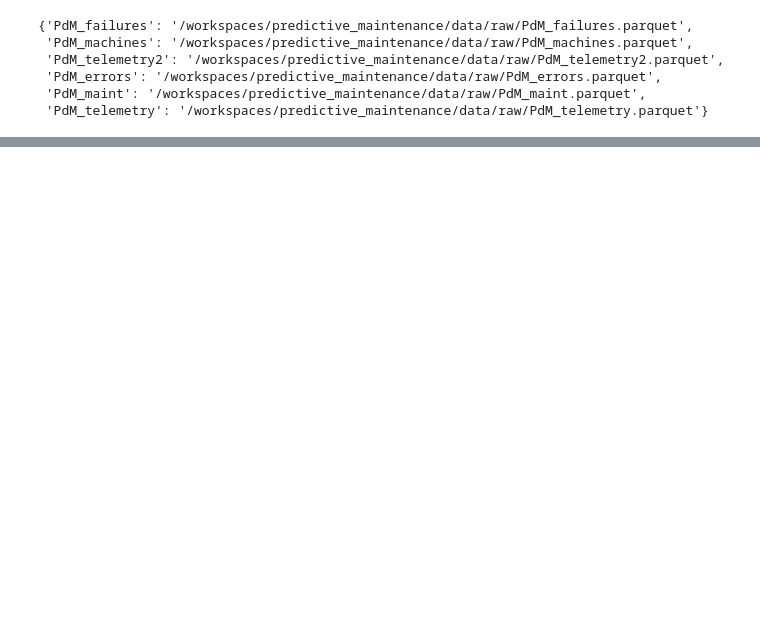
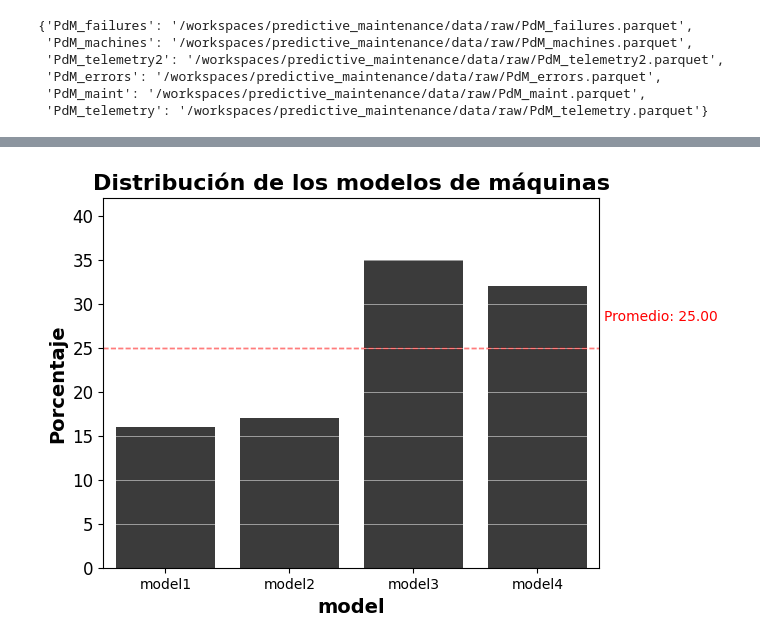
Before and after one commit to Luis-ramirez-r/predictive_maintenance, a Jupyter notebook: notebooks/Clase38.ipynb, the cells around one changed output, grey strips where cells are left out. Saved outputs shown, nothing was run; the diff lists cells and outputs as text; code cells hidden in the pictures; blank space fills up the shorter version.

```diff
--- a/notebooks/Clase38.ipynb
+++ b/notebooks/Clase38.ipynb
@@ -232,0 +203,7 @@ plot_histogram_boxplot(df_PdM_telemetry, 'volt')
+# %%
+
+title  = 'Distribución de los modelos de máquinas'
+target = 'model'
+make_bar_plot(df_PdM_machines, target, title, key_map={},color='#3B3B3B')
+# %% [output]
+[figure, added]
```
Also changed, not shown: parts of 57 cells of this notebook.
